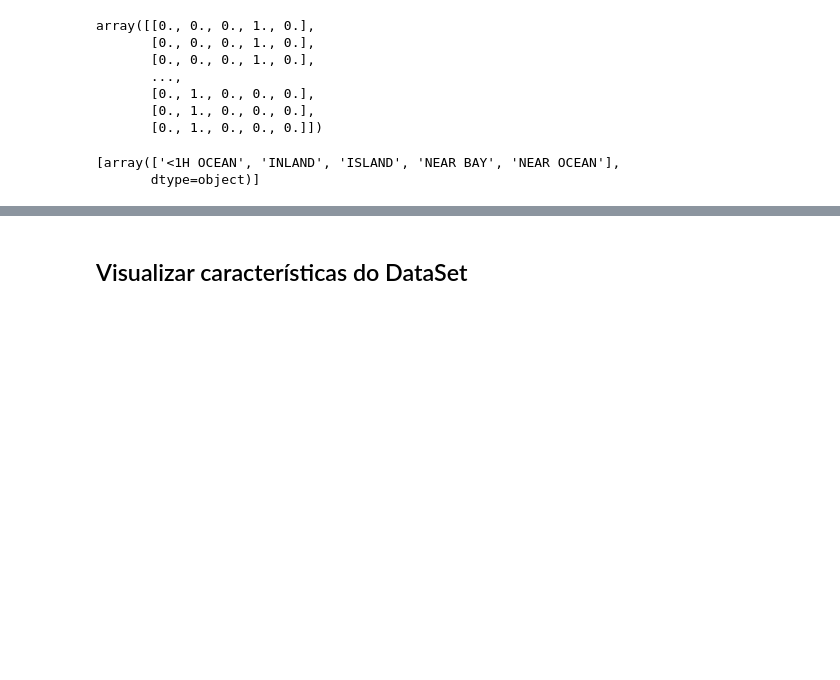
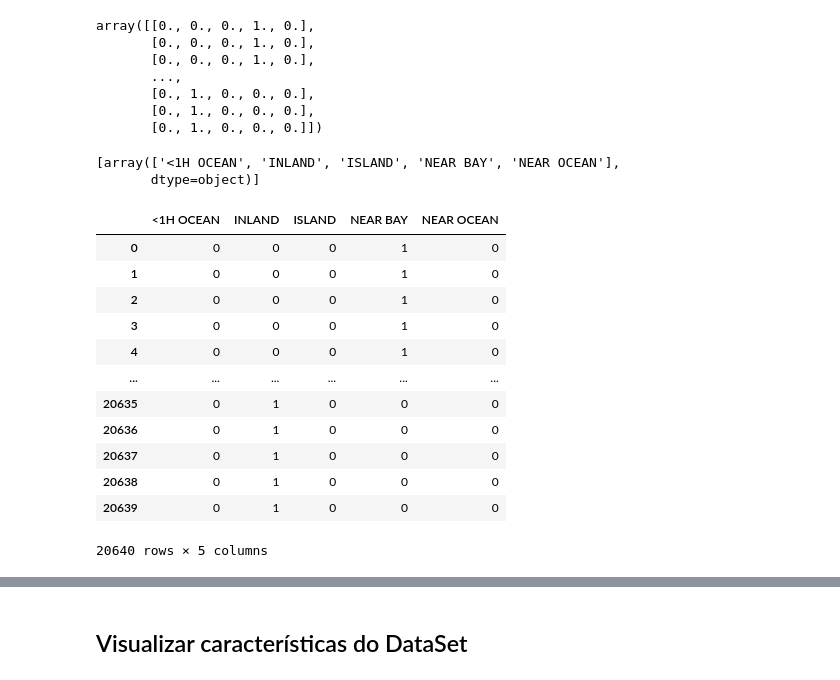
Before and after one commit to thcoelho/Hands_On_Machine_Learning, a Jupyter notebook: Cap2-Projeto_de_Aprendizado_Ponta_a_Ponta.ipynb, the cells around one changed output, grey strips where cells are left out. Drawn from its saved outputs; the diff is of its cells as text; code cells hidden in the pictures; blank space fills up the shorter version.

```diff
--- a/Cap2-Projeto_de_Aprendizado_Ponta_a_Ponta.ipynb
+++ b/Cap2-Projeto_de_Aprendizado_Ponta_a_Ponta.ipynb
@@ -113,3 +113,23 @@ Encoder.categories_
 # %% [output]
 [array(['<1H OCEAN', 'INLAND', 'ISLAND', 'NEAR BAY', 'NEAR OCEAN'],
        dtype=object)]
+# %%
+# Podemos transformar a coluna em dummies usando pd.get_dummies
+Dummies = pd.get_dummies(Dados["ocean_proximity"])
+
+#Printar
+Dummies
+# %% [output]
+|  | <1H OCEAN | INLAND | ISLAND | NEAR BAY | NEAR OCEAN |
+| 0 | 0 | 0 | 0 | 1 | 0 |
+| 1 | 0 | 0 | 0 | 1 | 0 |
+| 2 | 0 | 0 | 0 | 1 | 0 |
+| 3 | 0 | 0 | 0 | 1 | 0 |
+| 4 | 0 | 0 | 0 | 1 | 0 |
+| ... | ... | ... | ... | ... | ... |
+| 20635 | 0 | 1 | 0 | 0 | 0 |
+| 20636 | 0 | 1 | 0 | 0 | 0 |
+| 20637 | 0 | 1 | 0 | 0 | 0 |
+| 20638 | 0 | 1 | 0 | 0 | 0 |
+| 20639 | 0 | 1 | 0 | 0 | 0 |
+20640 rows × 5 columns
```
Also changed, not shown: parts of 7 cells of this notebook.
